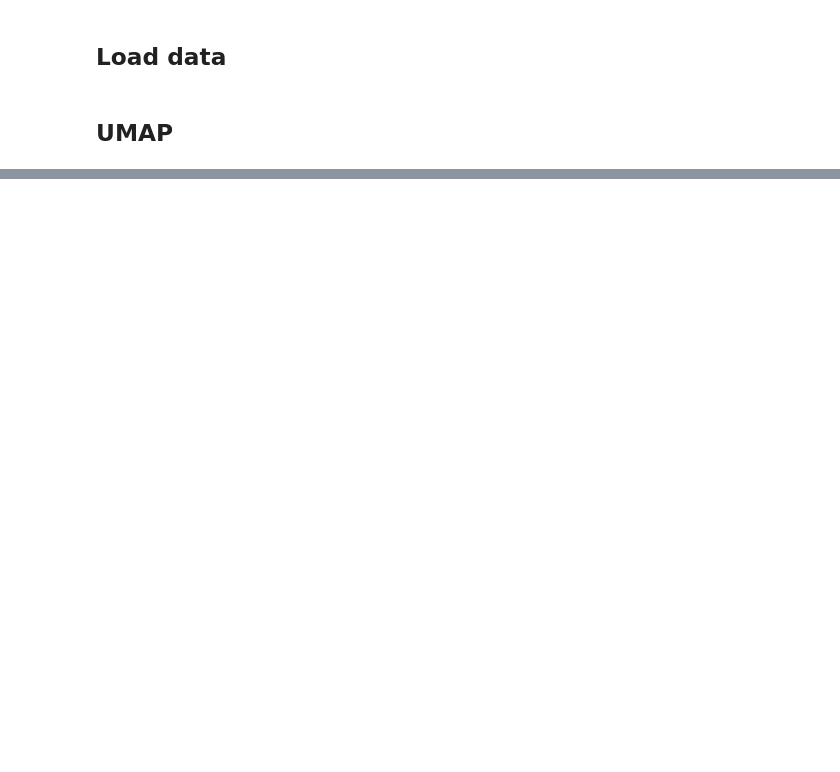
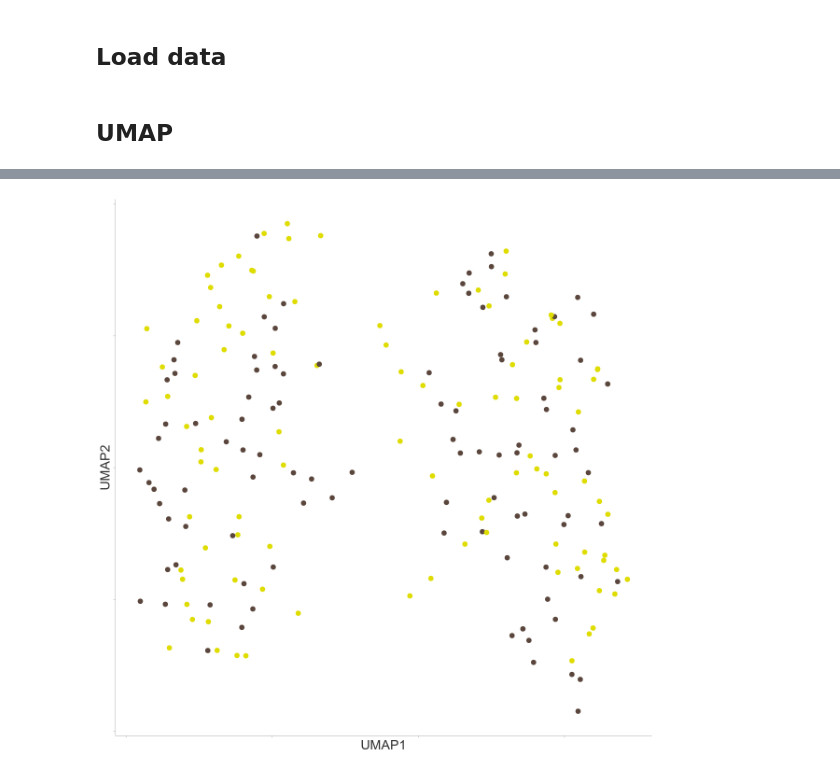
Before and after one commit to menchelab/BioProfilingNotebooks, a Jupyter notebook: VisuDatasets.ipynb, the cells around one changed output, grey strips where cells are left out. Cells and saved outputs as stored; diff of their text form; code cells hidden in the pictures; blank space fills up the shorter version.

```diff
--- a/VisuDatasets.ipynb
+++ b/VisuDatasets.ipynb
@@ -128,0 +185,11 @@ gp
+# %%
+umArti$Dataset <- sample(umArti$Dataset)
+# %%
+gp <- ggplot(umArti) + geom_point(aes(UMAP1, UMAP2, color = Dataset), size = 2.5) +
+                      guides(color = F) + theme(panel.grid.major=element_blank(),
+                                                axis.text = element_blank(),
+                                                axis.line=element_line(color="#333333", size = 0.1),
+                                                panel.border = element_blank())
+gp
+# %% [output]
+[figure, added]
```
Also changed, not shown: parts of 10 cells of this notebook.
